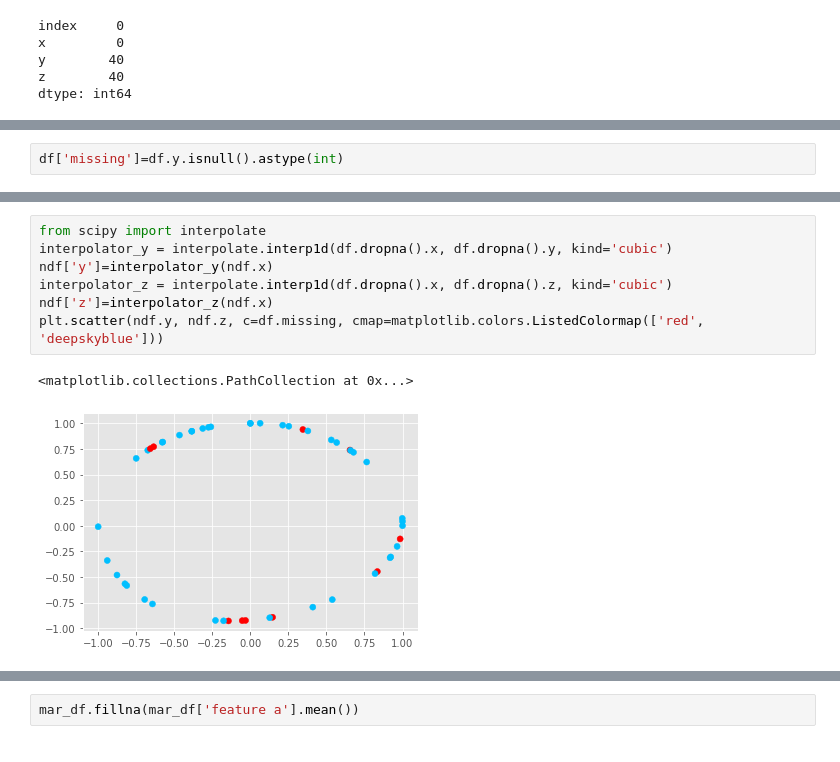
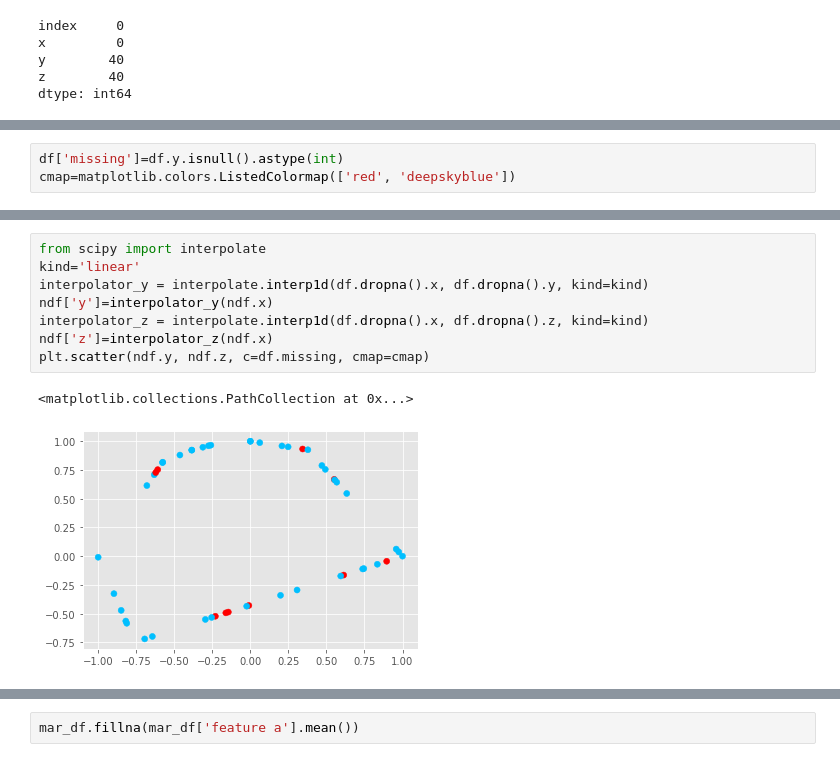
Before and after one commit to WestHealth/scipy2022-missingness-tutorial, a Jupyter notebook: master/4 - Common Treatment Practices and Pitfalls.ipynb, the cells around one changed output, grey strips where cells are left out. Drawn from its saved outputs; the diff is of its cells as text.

```diff
--- a/master/4 - Common Treatment Practices and Pitfalls.ipynb
+++ b/master/4 - Common Treatment Practices and Pitfalls.ipynb
@@ -104,2 +118,3 @@ dtype: int64
 # %%
 df['missing']=df.y.isnull().astype(int)
+cmap=matplotlib.colors.ListedColormap(['red', 'deepskyblue'])
@@ -122,10 +141,11 @@ plt.scatter(ndf.y, ndf.z, c=df.missing, cmap='Dark2')
 # %%
 from scipy import interpolate
-interpolator_y = interpolate.interp1d(df.dropna().x, df.dropna().y, kind='cubic')
+kind='linear'
+interpolator_y = interpolate.interp1d(df.dropna().x, df.dropna().y, kind=kind)
 ndf['y']=interpolator_y(ndf.x)
-interpolator_z = interpolate.interp1d(df.dropna().x, df.dropna().z, kind='cubic')
+interpolator_z = interpolate.interp1d(df.dropna().x, df.dropna().z, kind=kind)
 ndf['z']=interpolator_z(ndf.x)
-plt.scatter(ndf.y, ndf.z, c=df.missing, cmap=matplotlib.colors.ListedColormap(['red', 'deepskyblue']))
+plt.scatter(ndf.y, ndf.z, c=df.missing, cmap=cmap)
 # %% [output]
 <matplotlib.collections.PathCollection at 0x...>
-[figure, old version]
+[figure, new version]
```
Also changed, not shown: parts of 57 cells of this notebook, 7 other files.
